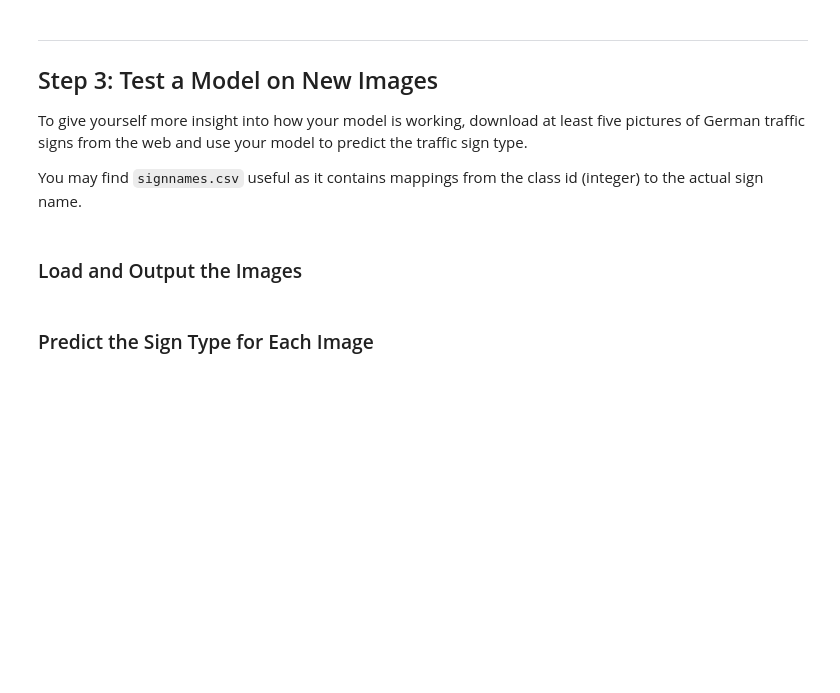
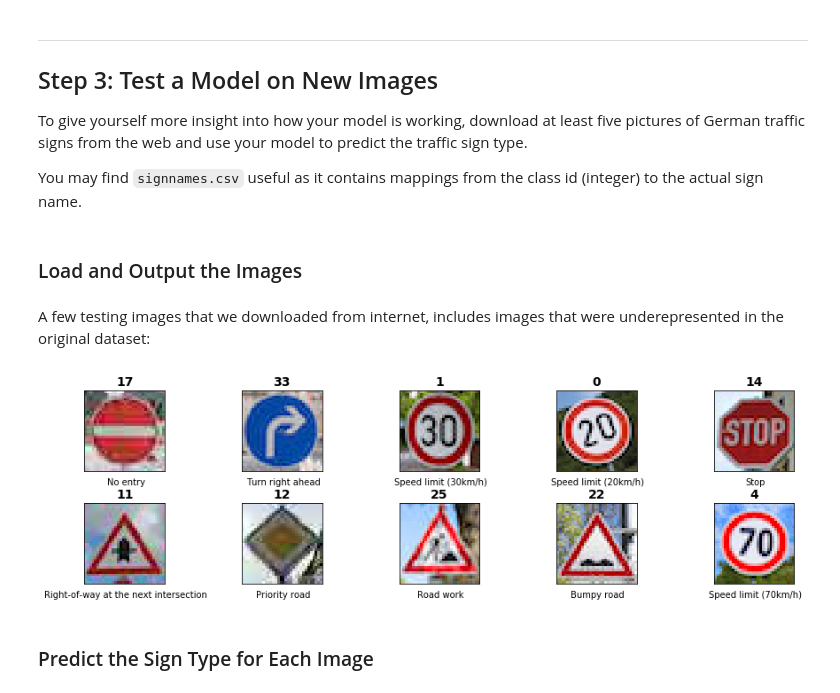
Before and after one commit to marcomarasca/SDCND-Traffic-Sign-Classifier, a Jupyter notebook: Traffic_Sign_Classifier.ipynb, the cells around one changed output. Drawn from its saved outputs; the diff is of its cells as text; code cells hidden in the pictures; blank space fills up the shorter version.

```diff
--- a/Traffic_Sign_Classifier.ipynb
+++ b/Traffic_Sign_Classifier.ipynb
@@ -1354,24 +1396,25 @@ To give yourself more insight into how your model is working, download at least
 You may find `signnames.csv` useful as it contains mappings from the class id (integer) to the actual sign name.
 # %% [markdown]
 ### Load and Output the Images
+# %% [markdown]
+A few testing images that we downloaded from internet, includes images that were underepresented in the original dataset:
 # %%
-### Load the images and plot them here.
-### Feel free to use as many code cells as needed.
-
 import matplotlib.image as mpimg
 
 def load_test_images(input_folder = 'test_images'):
     X = []
     y = []
     for file in os.listdir('test_images'):
         if file.endswith('.jpg'):
-            X.append(mpimg.imread(os.path.join(folder, file)))
-            y.append(file[:-4])
+            X.append(mpimg.imread(os.path.join(input_folder, file)))
+            y.append(int(file[:-4]))
 
     return X, y
 
 X_ext, y_ext = load_test_images()
 
 plot_images(X_ext, y_ext)
+# %% [output]
+[figure, added]
 # %% [markdown]
 ### Predict the Sign Type for Each Image
```
Also changed, not shown: parts of 36 cells of this notebook, 18 other files.
